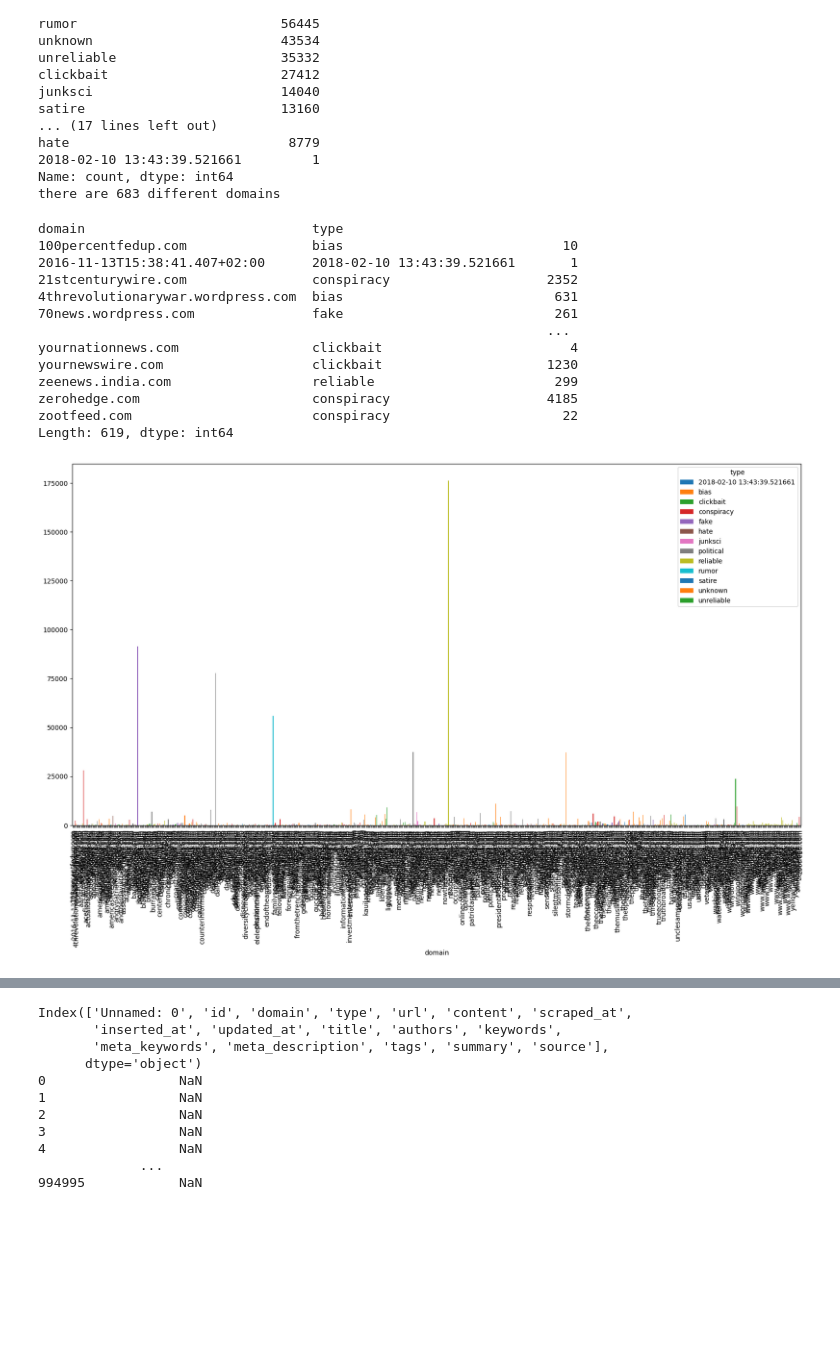
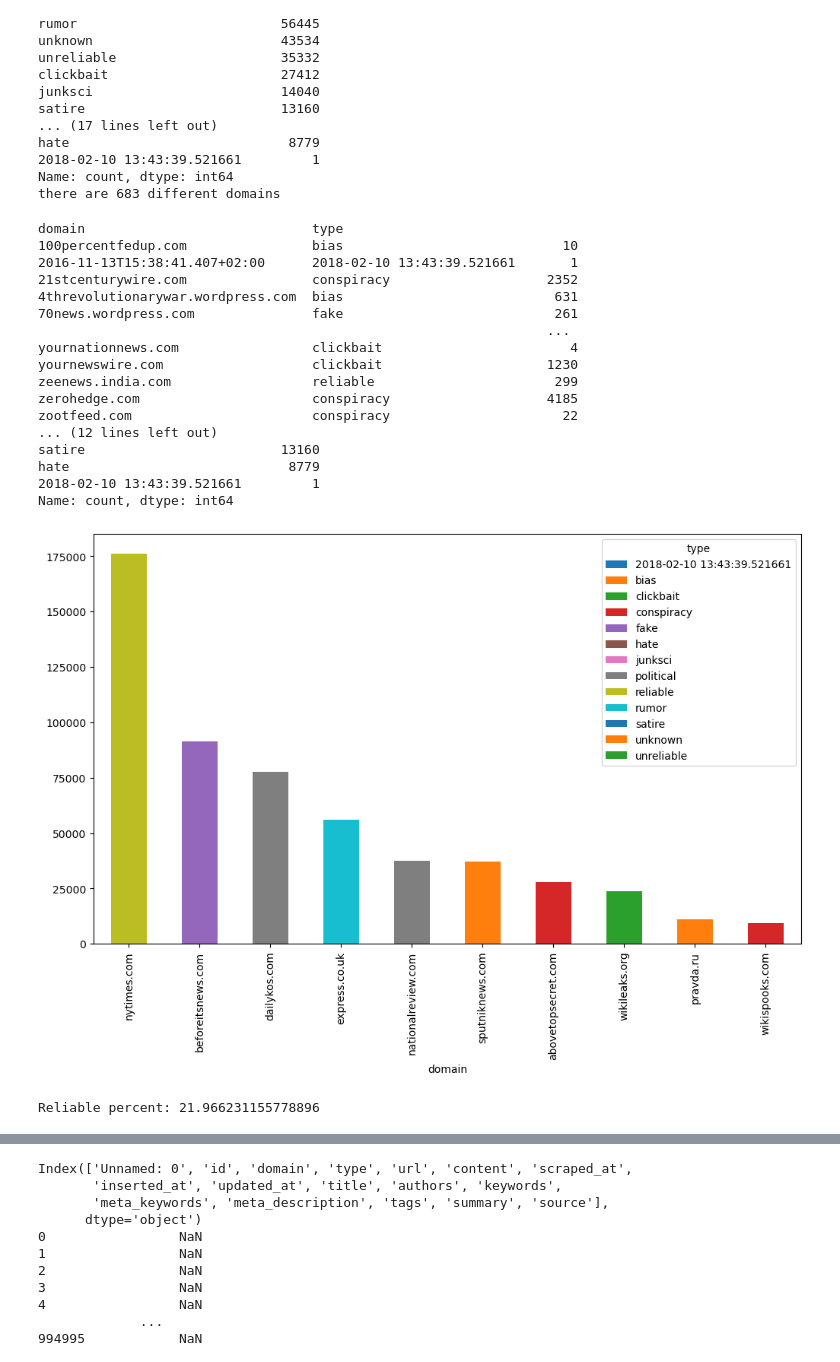
Before and after one commit to AS0013/Fake-News-GDS, a Jupyter notebook: src/FakeNewsBigData.ipynb, the cells around one changed output, grey strips where cells are left out. Cells and saved outputs as stored; diff of their text form; code cells hidden in the pictures; blank space fills up the shorter version.

```diff
--- a/src/FakeNewsBigData.ipynb
+++ b/src/FakeNewsBigData.ipynb
@@ -123,37 +127,61 @@ there are 683 different domains
 # see how many domains are in the dataset
 domains = data['domain'].value_counts()
 # print(domains)
 
 # see if there are any missing values in ['domain']
 missing_domain = data['domain'].isnull().sum()
 # print('Missing domain:', missing_domain)
 
 # see if how many domains have 'reliable' as their type
 reliable_domains = data[data['type'] == 'reliable']['domain'].value_counts()
 # print(reliable_domains)
 
 # see for each domain how many reliable and fake news articles they have
 reliable_fake = data.groupby(['domain', 'type']).size()
 print(reliable_fake)
 
-# plot the number of reliable and fake news articles for each domain
-reliable_fake.unstack().plot(kind='bar', stacked=True, figsize=(20, 10))
+
+# see how many diferent types there are and print them
+types = data['type'].value_counts()
+print(types)
+
+
+# plot 10 domains with the most articles and their type
+
+reliable_fake = reliable_fake.unstack()
+# fillna(0) replaces all NaN values with 0
+reliable_fake = reliable_fake.fillna(0)
+reliable_fake['total'] = reliable_fake['reliable'] + reliable_fake['fake'] + reliable_fake['satire'] + reliable_fake['bias'] + reliable_fake['conspiracy'] + reliable_fake['hate']+ reliable_fake['junksci'] + reliable_fake['clickbait'] + reliable_fake['unreliable'] + reliable_fake['political'] + reliable_fake['rumor'] + reliable_fake['unknown']
+reliable_fake = reliable_fake.sort_values(by='total', ascending=False)
+reliable_fake = reliable_fake.head(10)
+reliable_fake = reliable_fake.drop(columns='total')
+reliable_fake.plot(kind='bar', stacked=True, figsize=(12, 7))
 plt.show()
+
+
+# print what percent of the articles are of type reliable
+reliable_percent = types['reliable'] / total_rows * 100
+print('Reliable percent:', reliable_percent)
 # %% [output]
 domain                             type
 100percentfedup.com                bias                            10
 2016-11-13T15:38:41.407+02:00      2018-02-10 13:43:39.521661       1
 21stcenturywire.com                conspiracy                    2352
 4threvolutionarywar.wordpress.com  bias                           631
 70news.wordpress.com               fake                           261
                                                                  ...
 yournationnews.com                 clickbait                        4
 yournewswire.com                   clickbait                     1230
 zeenews.india.com                  reliable                       299
 zerohedge.com                      conspiracy                    4185
 zootfeed.com                       conspiracy                      22
-Length: 619, dtype: int64
+... (12 lines left out)
+satire                         13160
+hate                            8779
+2018-02-10 13:43:39.521661         1
+Name: count, dtype: int64
-[figure, old version]
+[figure, new version]
+Reliable percent: 21.966231155778896
 # %%
 
 
```
Also changed, not shown: parts of 3 cells of this notebook.
